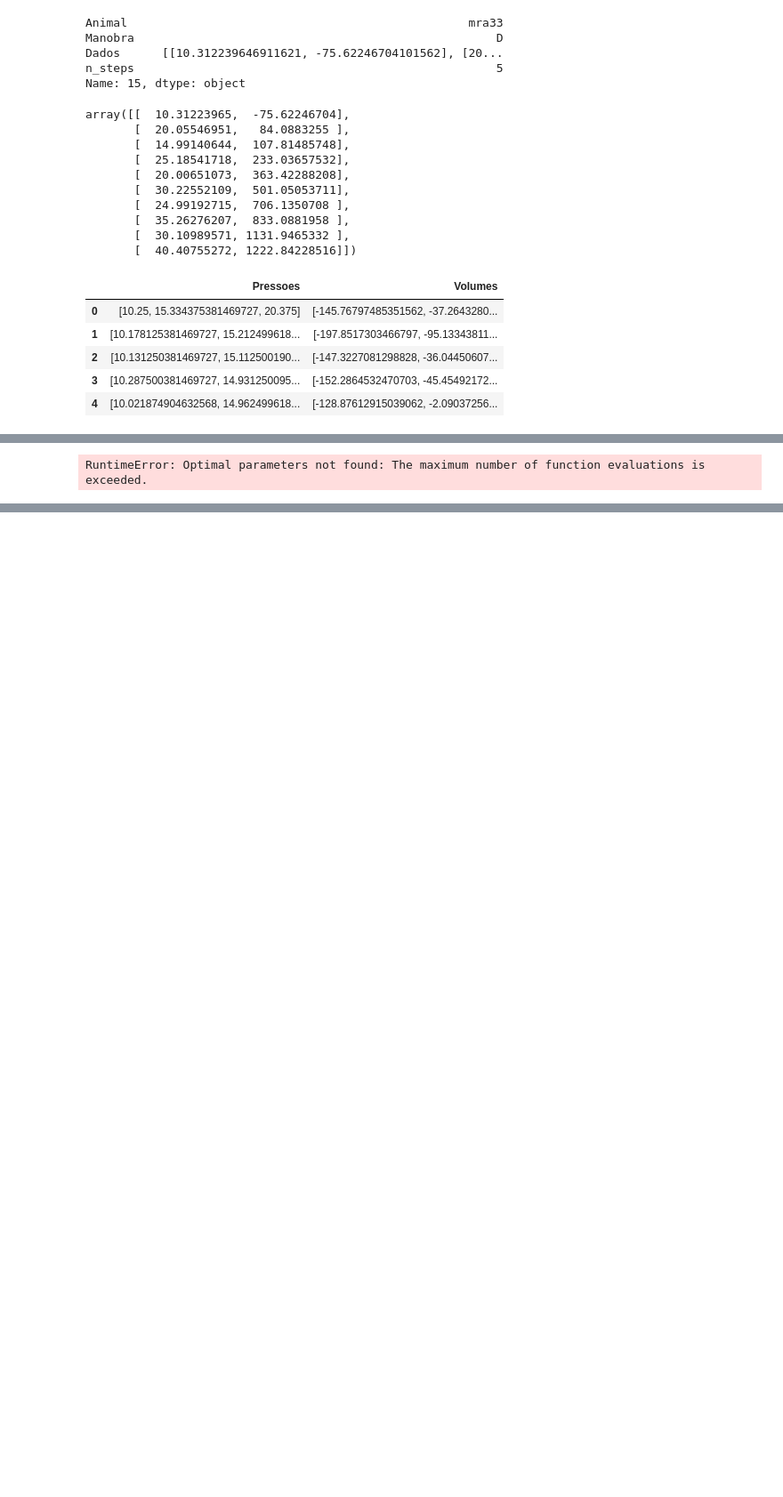
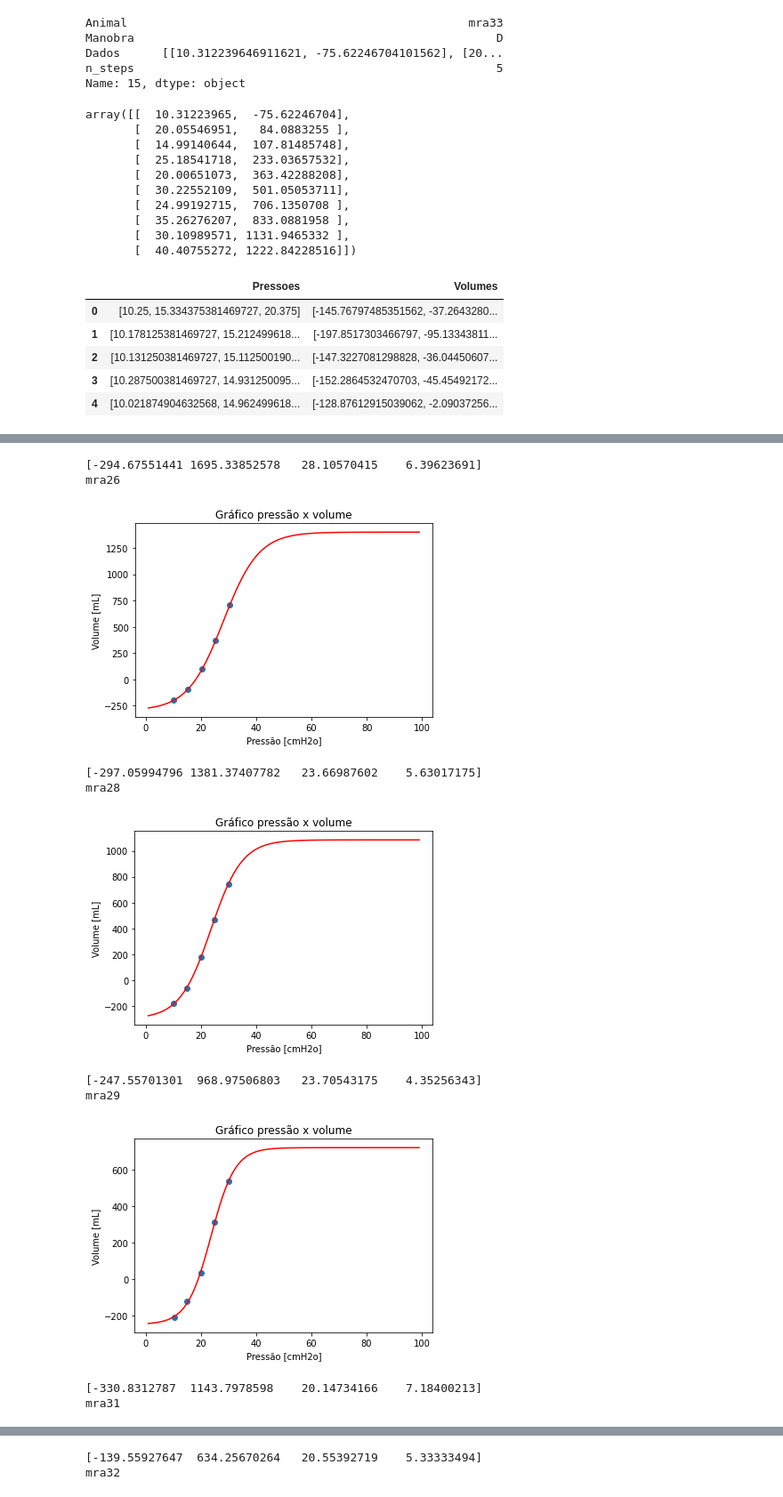
Before and after one commit to edlbcamargo/recrutabilidade, a Jupyter notebook: testa_modelos.ipynb, the cells around one changed output, grey strips where cells are left out. Shown at 89% size. Drawn from its saved outputs; the diff is of its cells as text; code cells hidden in the pictures; blank space fills up the shorter version.

```diff
--- a/testa_modelos.ipynb
+++ b/testa_modelos.ipynb
@@ -192,22 +192,32 @@ dadosdf2
 # %%
 for i in range(21):
     caso_teste=i
-    metodo = 'trf' # lm, dogbox, trf
-    modelo = expsalazar
-    if dadosdf2.iloc[caso_teste].n_steps ==5:
+    metodo = 'lm' # lm, dogbox, trf
+    modelo = sigmoidvenegas1
+    if dadosdf2.iloc[caso_teste].n_steps ==:
         p = dadosdf2.iloc[caso_teste].Pressoes
         v = dadosdf2.iloc[caso_teste].Volumes
         parameters, pcov = curve_fit(modelo, p, v, method=metodo)
         print(parameters)
         print(dadosdf2.iloc[caso_teste].Animal)
         meu_p = range(1,100)
         meu_v = modelo(meu_p,*parameters)
         plt.scatter(dadosdf2.iloc[caso_teste].Pressoes,v)
         plt.plot(meu_p,meu_v,'r')
         plt.title('Gráfico pressão x volume')
         plt.xlabel('Pressão [cmH2o]')
         plt.ylabel('Volume [mL]')
         plt.show()
         plt.close()
 # %% [output]
-RuntimeError: Optimal parameters not found: The maximum number of function evaluations is exceeded.
+[-294.67551441 1695.33852578   28.10570415    6.39623691]
+mra26
+[figure, added]
+[-297.05994796 1381.37407782   23.66987602    5.63017175]
+mra28
+[figure, added]
+[-247.55701301  968.97506803   23.70543175    4.35256343]
+mra29
+[figure, added]
+[-330.8312787  1143.7978598    20.14734166    7.18400213]
+mra31
@@ -213,0 +225,2 @@ RuntimeError: Optimal parameters not found: The maximum number of function evalu
+[-139.55927647  634.25670264   20.55392719    5.33333494]
+mra32
```
Also changed, not shown: parts of 2 cells of this notebook, 1 other file.
